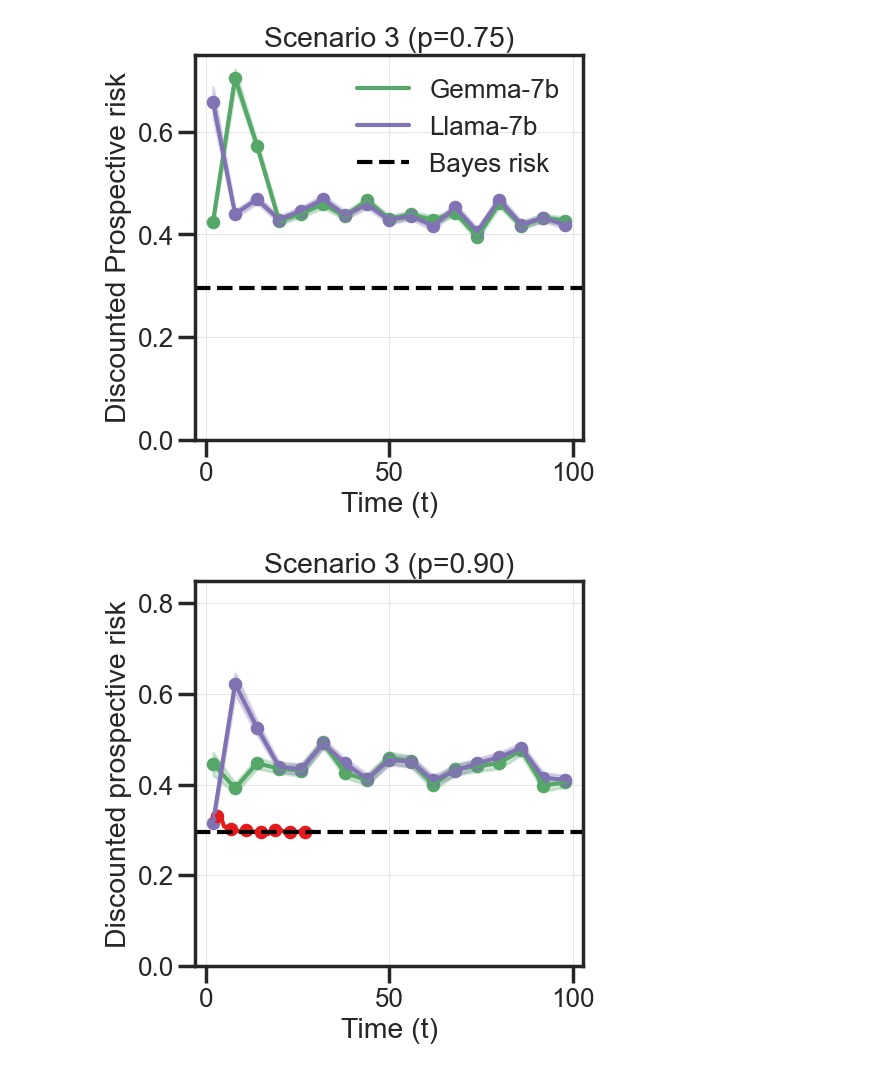
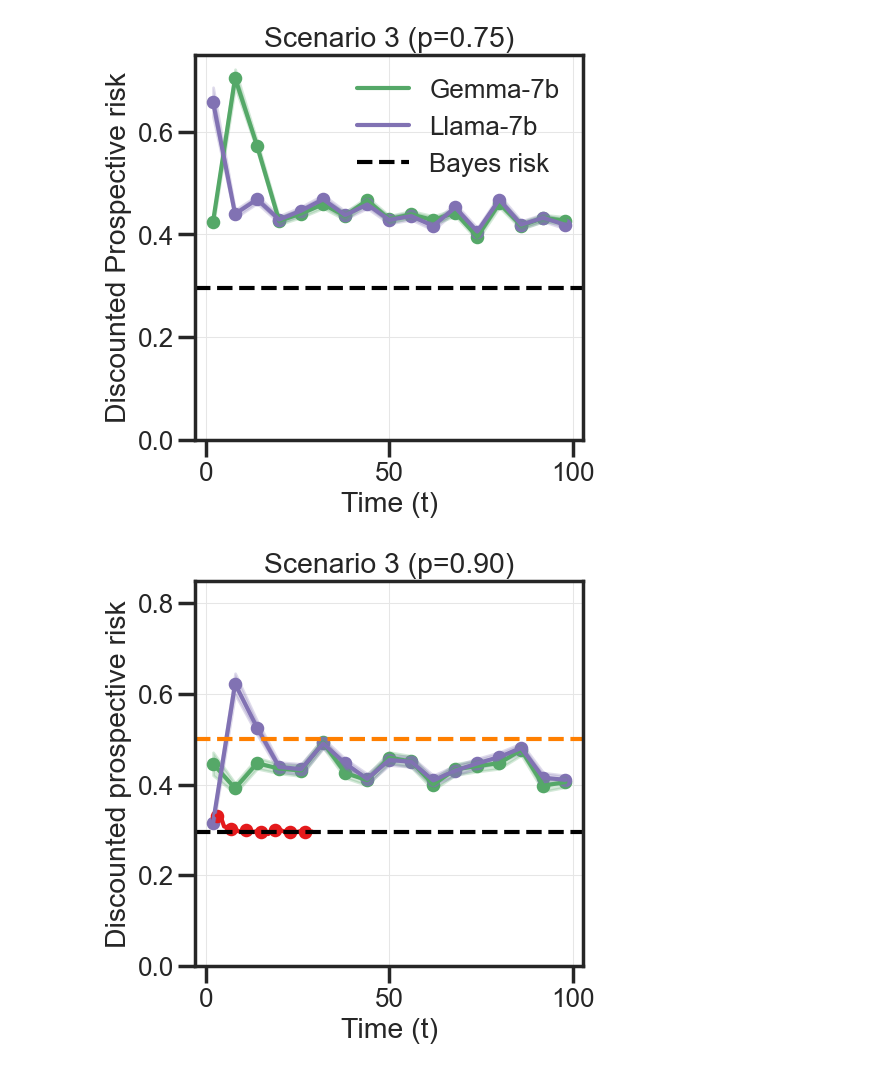
Before and after one commit to Laknath1996/ProL, a Jupyter notebook: llm/notebooks/llm_prob.ipynb, the cells around one changed output. Cells and saved outputs as stored; diff of their text form; code cells hidden in the pictures.

```diff
--- a/llm/notebooks/llm_prob.ipynb
+++ b/llm/notebooks/llm_prob.ipynb
@@ -395,31 +399,33 @@ std_l = llama_s3.std(1)[:, 1] / np.sqrt(100.0)
 plt.figure(figsize=(5, 5))
 plt.plot(perf[:, 0], perf[:, 1] * 2)
 plt.plot(perf[:, 0], llama_s3.mean(1)[:, 1] * 2)
 plt.plot(mle_x, mean_mle)
 
 plt.axhline(y=0.296, color='black', linestyle='--')
+plt.axhline(y=0.5, color='#ff7f00', linestyle='--')
+
 
 plt.scatter(perf[:, 0], perf[:, 1]* 2, s=60)
 plt.scatter(perf[:, 0], llama_s3.mean(1)[:, 1]*2, s=60)
 plt.scatter(mle_x[::4], mean_mle[::4], s=60)
 
 
 plt.fill_between(perf[:, 0], mean - std, mean + std, alpha=0.25, color='C0')
 plt.fill_between(perf[:, 0], mean_l - std_l, mean_l + std_l, alpha=0.25, color='C1')
 plt.fill_between(mle_x, mean_mle - std_mle, mean_mle + std_mle, alpha=0.25, color='C2')
 
 
 plt.ylim([0, 0.85])
 
 plt.title("Scenario 3 (p=0.90)")
 plt.xlabel("Time (t)")
 plt.ylabel("Discounted prospective risk")
 #plt.legend(["Gemma-7b", "Llama-7b", 'Prospective', 'Bayes risk'], loc='upper right')
 
 plt.savefig("../figures/jun9/scenario3_p90.pdf", bbox_inches="tight")
 plt.savefig("../figures/jun9/scenario3_p90.svg", bbox_inches="tight")
 
 
 plt.show()
 # %% [output]
-[figure, old version]
+[figure, new version]
```
Also changed, not shown: parts of 3 cells of this notebook, 17 other files.
